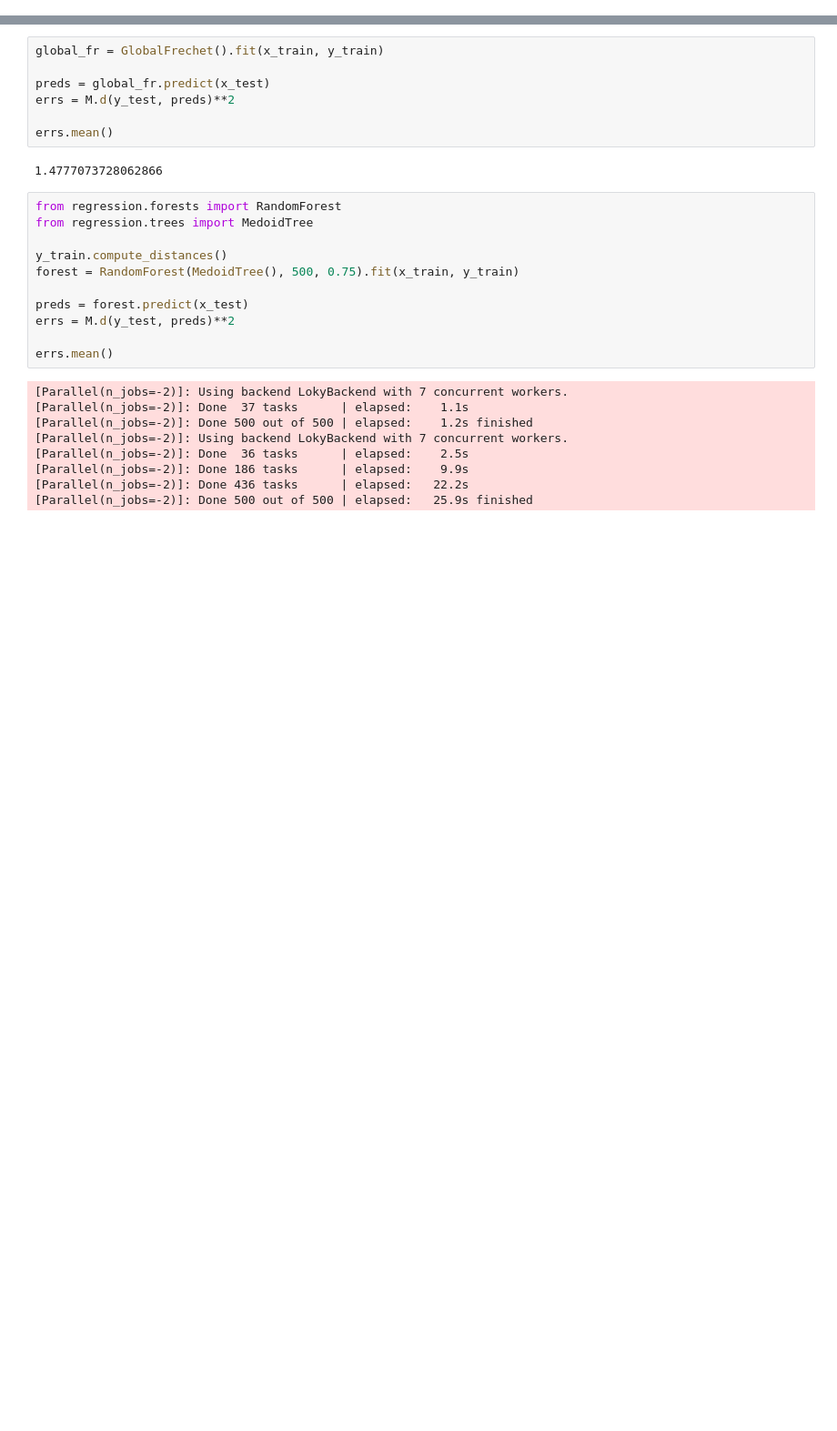
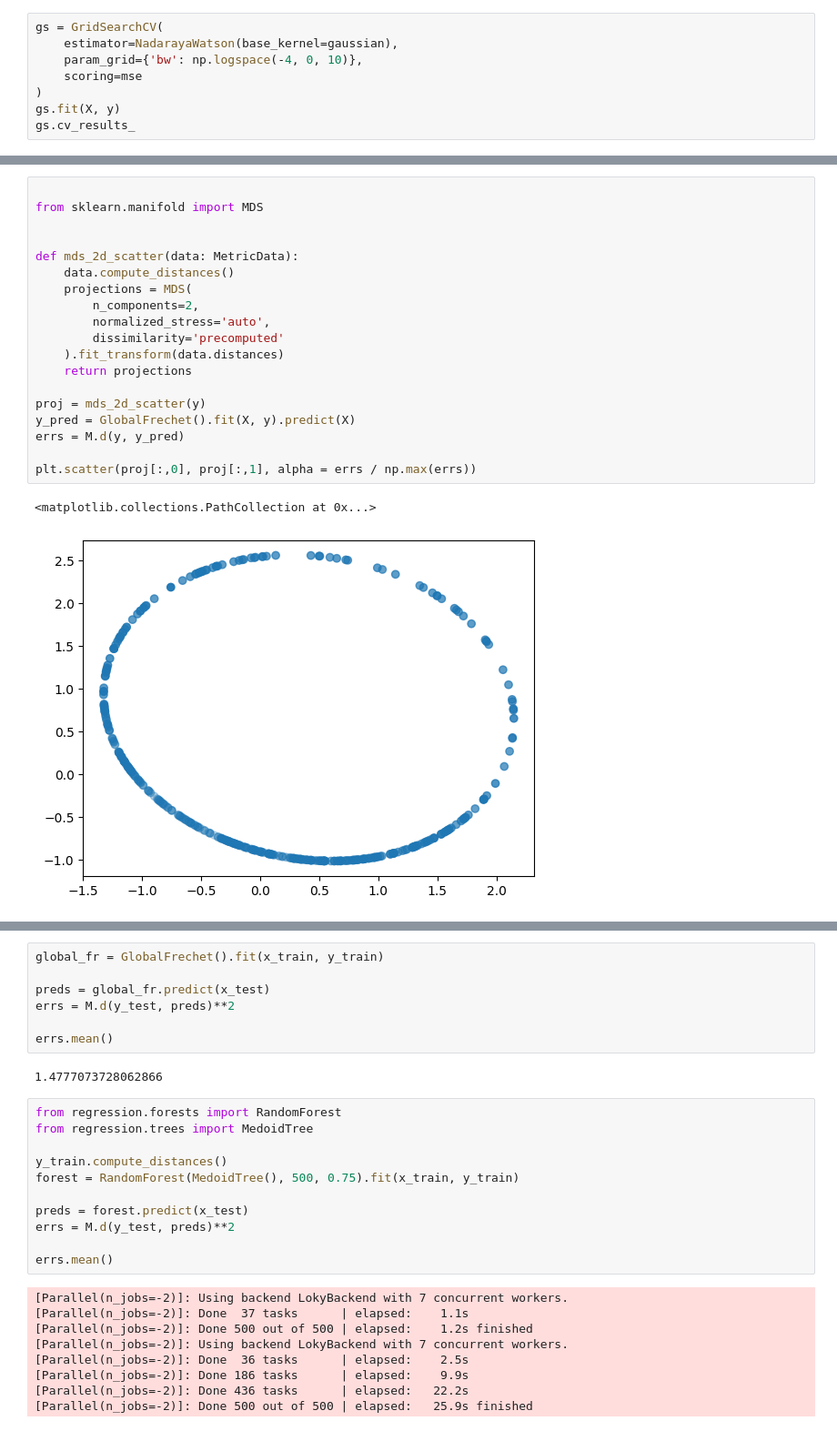
Before and after one commit to matthieubulte/pyfrechet, a Jupyter notebook: notebooks/Frechet Regression.ipynb, the cells around one changed output, grey strips where cells are left out. Shown at 91% size. Saved outputs shown, nothing was run; the diff lists cells and outputs as text; blank space fills up the shorter version.

Commit message:
- Implement mse scoring for scikit-learn compatibility - Use corr_nearest implementation for correlation matrices projection - Play with notebooks?

```diff
--- a/notebooks/Frechet Regression.ipynb
+++ b/notebooks/Frechet Regression.ipynb
@@ -57,0 +41,8 @@ for bw in [0.001, 0.005, 0.01, 0.02]:
+# %%
+gs = GridSearchCV(
+    estimator=NadarayaWatson(base_kernel=gaussian),
+    param_grid={'bw': np.logspace(-4, 0, 10)},
+    scoring=mse
+)
+gs.fit(X, y)
+gs.cv_results_
@@ -57,0 +68,22 @@ for bw in [0.001, 0.005, 0.01, 0.02]:
+# %%
+
+from sklearn.manifold import MDS
+
+
+def mds_2d_scatter(data: MetricData):
+    data.compute_distances()
+    projections = MDS(
+        n_components=2,
+        normalized_stress='auto',
+        dissimilarity='precomputed'
+    ).fit_transform(data.distances)
+    return projections
+
+proj = mds_2d_scatter(y)
+y_pred = GlobalFrechet().fit(X, y).predict(X)
+errs = M.d(y, y_pred)
+
+plt.scatter(proj[:,0], proj[:,1], alpha = errs / np.max(errs))
+# %% [output]
+<matplotlib.collections.PathCollection at 0x...>
+[figure, added]
```
Also changed, not shown: parts of 4 cells of this notebook, 11 other files.
